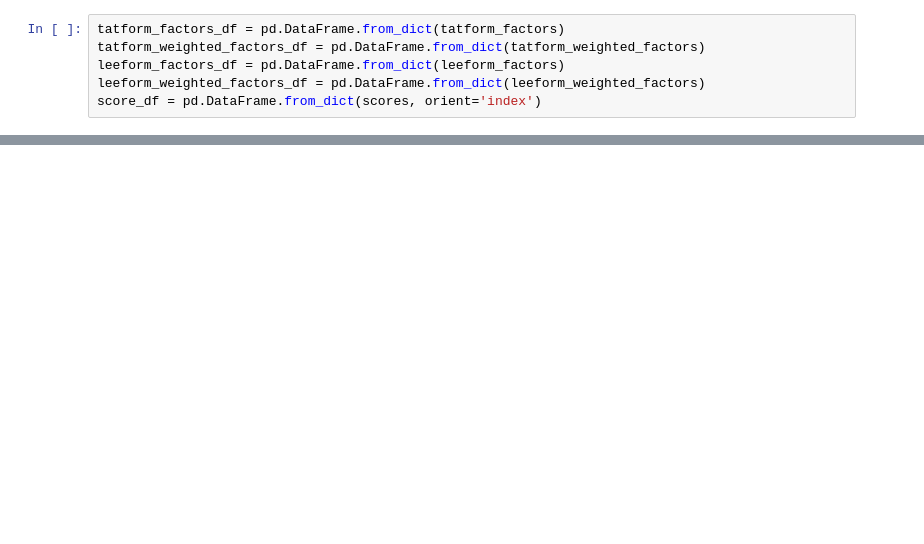
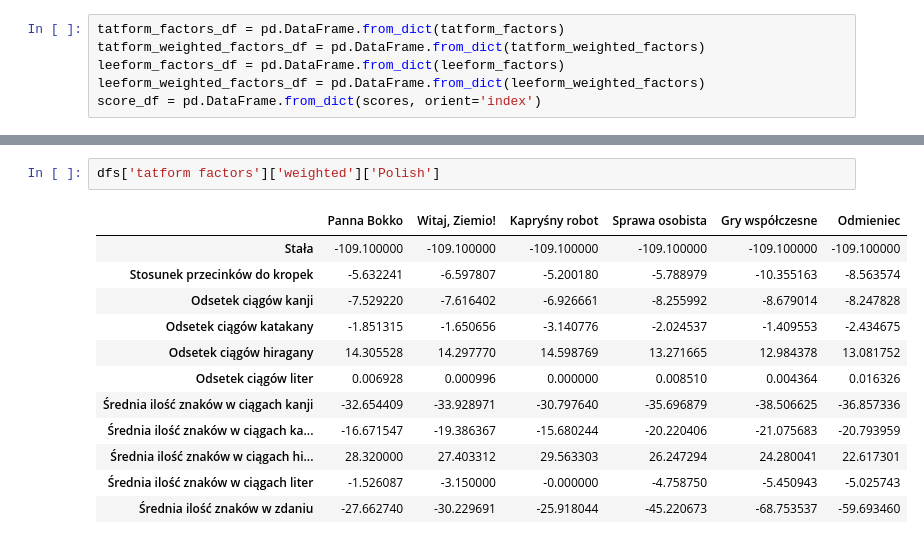
Before and after one commit to Sig00rd/thesis-research, a Jupyter notebook: data & results analysis & presentation.ipynb, the cells around one changed output, grey strips where cells are left out. Saved outputs shown, nothing was run; the diff lists cells and outputs as text; blank space fills up the shorter version.

```diff
--- a/data & results analysis & presentation.ipynb
+++ b/data & results analysis & presentation.ipynb
@@ -98,0 +221,15 @@ score_df
+# %%
+dfs['tatform factors']['weighted']['Polish']
+# %% [output]
+|  | Panna Bokko | Witaj, Ziemio! | Kapryśny robot | Sprawa osobista | Gry współczesne | Odmieniec |
+| Stała | -109.100000 | -109.100000 | -109.100000 | -109.100000 | -109.100000 | -109.100000 |
+| Stosunek przecinków do kropek | -5.632241 | -6.597807 | -5.200180 | -5.788979 | -10.355163 | -8.563574 |
+| Odsetek ciągów kanji | -7.529220 | -7.616402 | -6.926661 | -8.255992 | -8.679014 | -8.247828 |
+| Odsetek ciągów katakany | -1.851315 | -1.650656 | -3.140776 | -2.024537 | -1.409553 | -2.434675 |
+| Odsetek ciągów hiragany | 14.305528 | 14.297770 | 14.598769 | 13.271665 | 12.984378 | 13.081752 |
+| Odsetek ciągów liter | 0.006928 | 0.000996 | 0.000000 | 0.008510 | 0.004364 | 0.016326 |
+| Średnia ilość znaków w ciągach kanji | -32.654409 | -33.928971 | -30.797640 | -35.696879 | -38.506625 | -36.857336 |
+| Średnia ilość znaków w ciągach ka... | -16.671547 | -19.386367 | -15.680244 | -20.220406 | -21.075683 | -20.793959 |
+| Średnia ilość znaków w ciągach hi... | 28.320000 | 27.403312 | 29.563303 | 26.247294 | 24.280041 | 22.617301 |
+| Średnia ilość znaków w ciągach liter | -1.526087 | -3.150000 | -0.000000 | -4.758750 | -5.450943 | -5.025743 |
+| Średnia ilość znaków w zdaniu | -27.662740 | -30.229691 | -25.918044 | -45.220673 | -68.753537 | -59.693460 |
```
Also changed, not shown: parts of 19 cells of this notebook, 1 other file.
